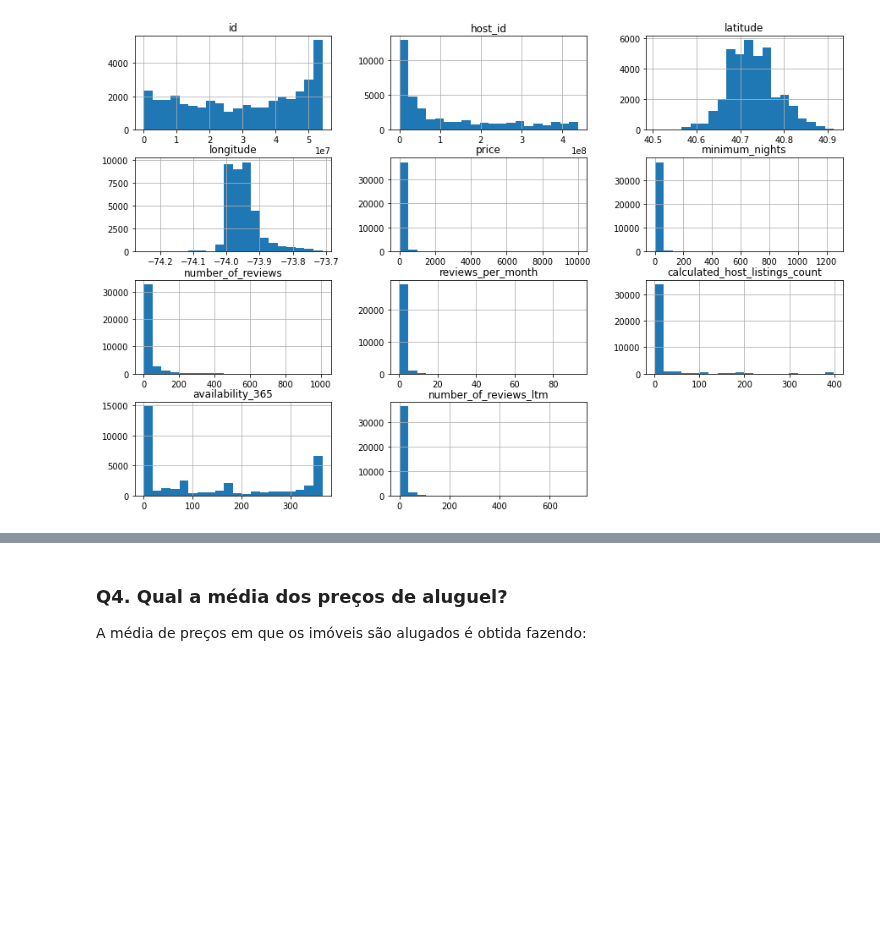
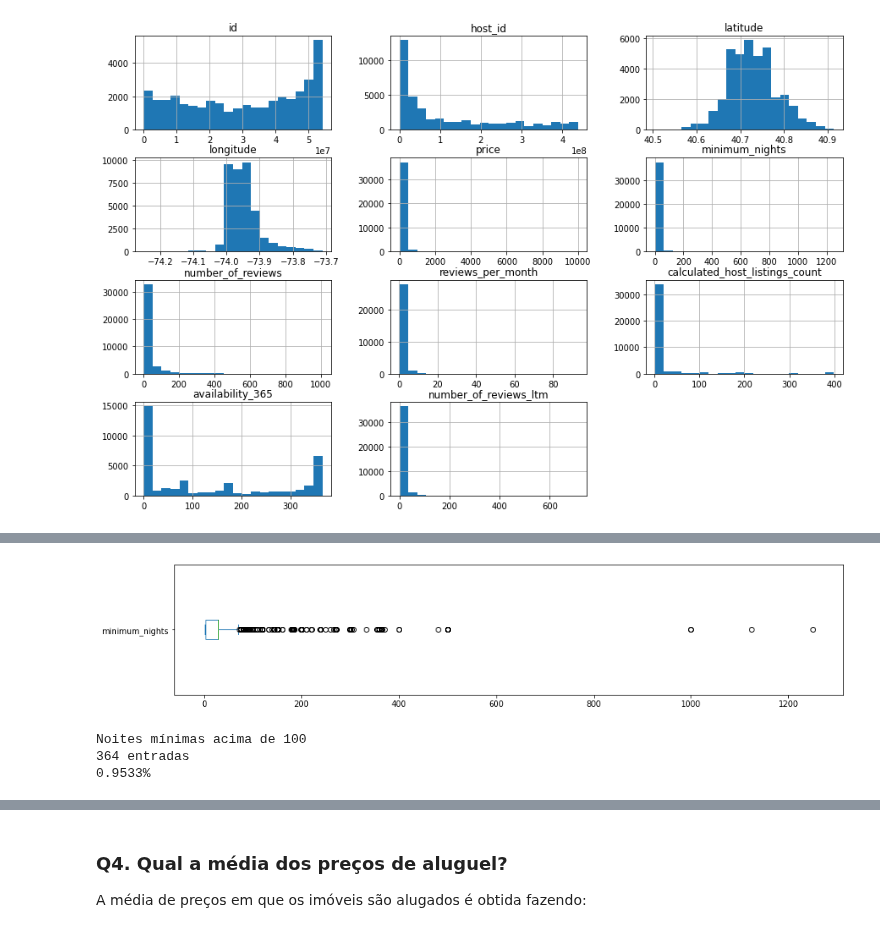
Before and after one commit to 388050gomes/AirBnb-New-York, a Jupyter notebook: Cópia_de_Cópia_de_[Template]_Analisando_os_Dados_do_Airbnb.ipynb, the cells around one changed output, grey strips where cells are left out. Drawn from its saved outputs; the diff is of its cells as text; code cells hidden in the pictures; blank space fills up the shorter version.

```diff
--- a/Cópia_de_Cópia_de_[Template]_Analisando_os_Dados_do_Airbnb.ipynb
+++ b/Cópia_de_Cópia_de_[Template]_Analisando_os_Dados_do_Airbnb.ipynb
@@ -155,0 +208,14 @@ df.hist(bins=20, figsize=(15, 10));
+# %%
+# minimum_nights
+df.minimum_nights.plot(kind='box', vert=False, figsize=(15, 3))
+plt.show()
+
+# mostra para noites mínimas acima de 90 noites
+print('Noites mínimas acima de 90')
+print('{} entradas'. format(len(df[df.minimum_nights > 90])))
+print('{:.4f}%'.format((len(df[df.minimum_nights > 90]) / df.shape[0]) * 100))
+# %% [output]
+[figure, added]
+Noites mínimas acima de 100
+364 entradas
+0.9533%
```
Also changed, not shown: parts of 29 cells of this notebook.
